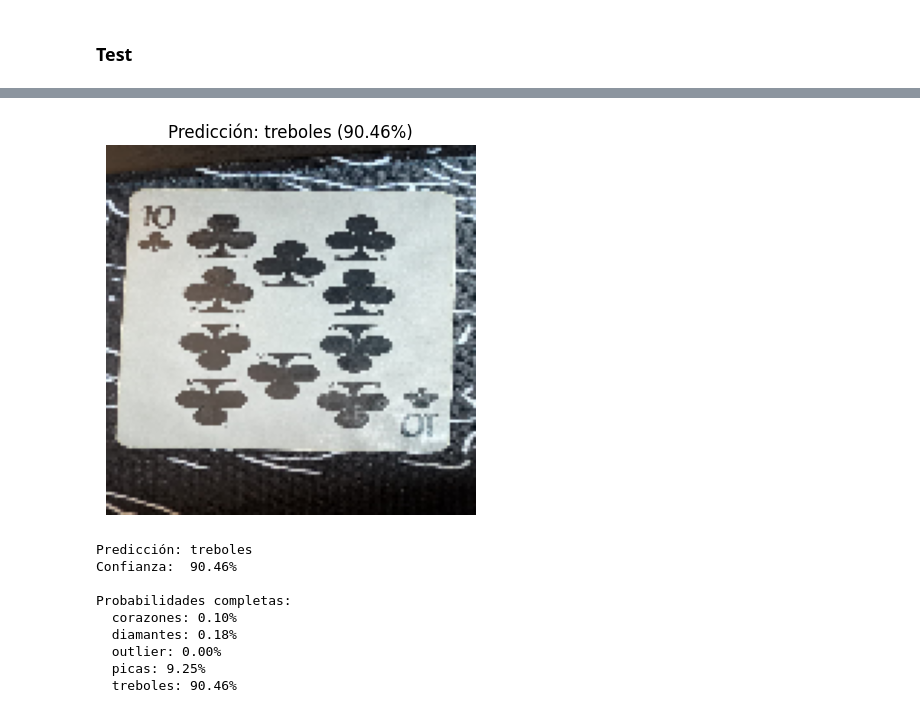
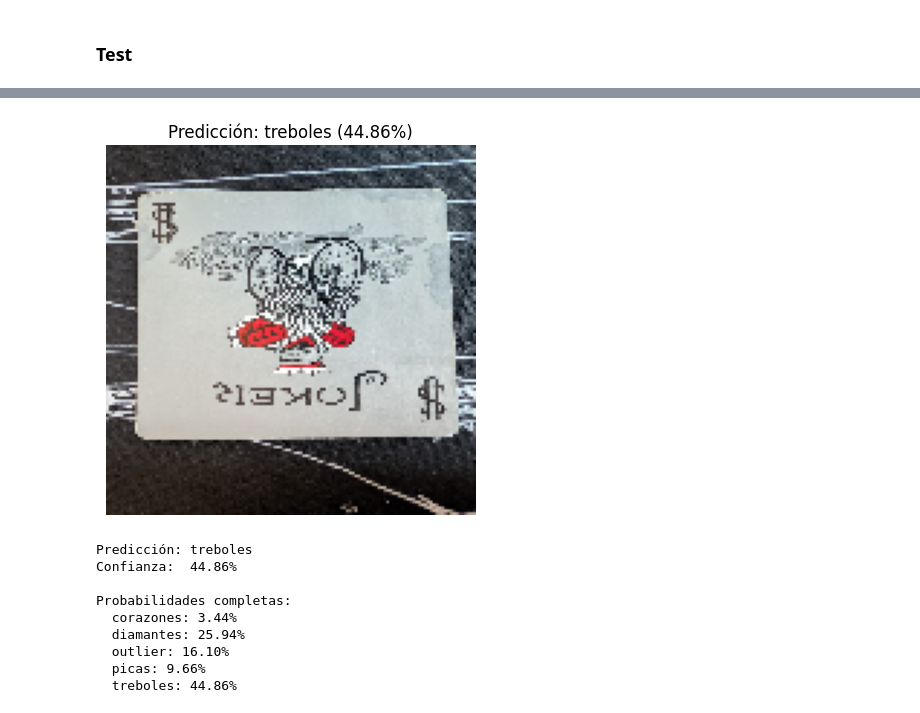
Before and after one commit to asaezs/CardClassifier, a Jupyter notebook: clasificador_cartas.ipynb, the cells around one changed output, grey strips where cells are left out. Saved outputs shown, nothing was run; the diff lists cells and outputs as text; code cells hidden in the pictures.

```diff
--- a/clasificador_cartas.ipynb
+++ b/clasificador_cartas.ipynb
@@ -179,3 +179,27 @@ train_datagen = ImageDataGenerator(
 test_datagen = ImageDataGenerator(
     rescale=1./255
 )
+# %%
+# Aumentar muestra de outliers (jokers)
+
+print(f"Tamaño original de df_train: {len(df_train)}")
+print(f"Outliers originales en df_train: {len(df_train[df_train['palo'] == 'outlier'])}")
+
+df_outliers = df_train[df_train['palo'] == 'outlier']
+
+# Aumentar outliers
+oversample_factor = 20
+df_outliers_oversampled = pd.concat([df_outliers] * oversample_factor, ignore_index=True)
+
+# Nuevo df_train
+df_train_balanced = pd.concat([
+    df_train[df_train['palo'] != 'outlier'],
+    df_outliers_oversampled
+])
+
+df_train = df_train_balanced.sample(frac=1).reset_index(drop=True)
+
+print(f"\nNuevo tamaño de df_train (balanceado): {len(df_train)}")
+print(f"Nuevos 'outliers' en df_train (con copias): {len(df_train[df_train['palo'] == 'outlier'])}")
+print("\nNueva distribución de entrenamiento:")
+print(df_train['palo'].value_counts())
@@ -533,6 +654,6 @@ def predict_card(image_path):
     for i, label in labels_map.items():
         print(f"  {label}: {prediction_probs[0][i]*100:.2f}%")
 
-predict_card('10Treboles.jpeg')
+predict_card('Joker.jpeg')
 # %% [output]
 Mapa de etiquetas: {0: 'corazones', 1: 'diamantes', 2: 'outlier', 3: 'picas', 4: 'treboles'}
@@ -540,10 +661,10 @@ Mapa de etiquetas: {0: 'corazones', 1: 'diamantes', 2: 'outlier', 3: 'picas', 4:
-[figure, old version]
+[figure, new version]
 Predicción: treboles
-Confianza:  90.46%
+Confianza:  44.86%
 
 Probabilidades completas:
-  corazones: 0.10%
-  diamantes: 0.18%
-  outlier: 0.00%
-  picas: 9.25%
-  treboles: 90.46%
+  corazones: 3.44%
+  diamantes: 25.94%
+  outlier: 16.10%
+  picas: 9.66%
+  treboles: 44.86%
```
Also changed, not shown: parts of 14 cells of this notebook, 1 other file.
